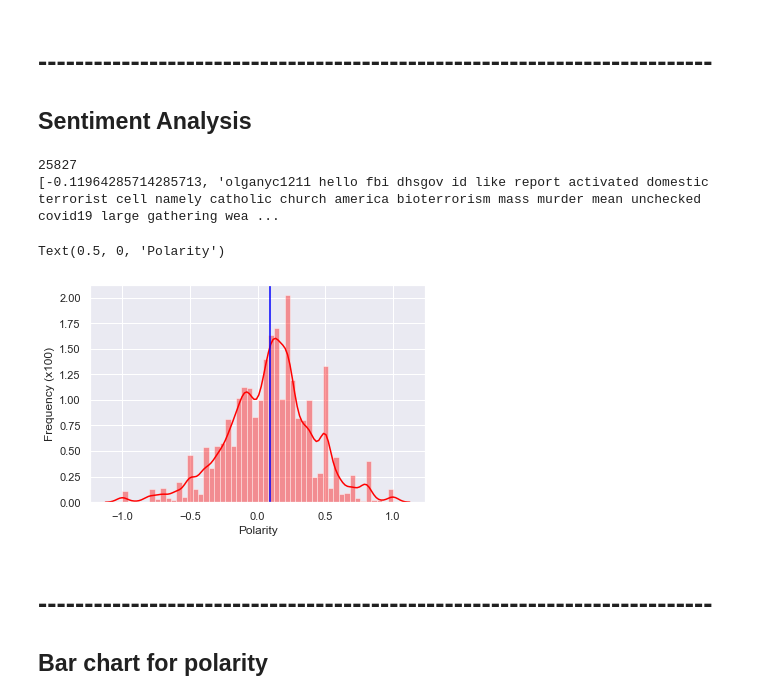
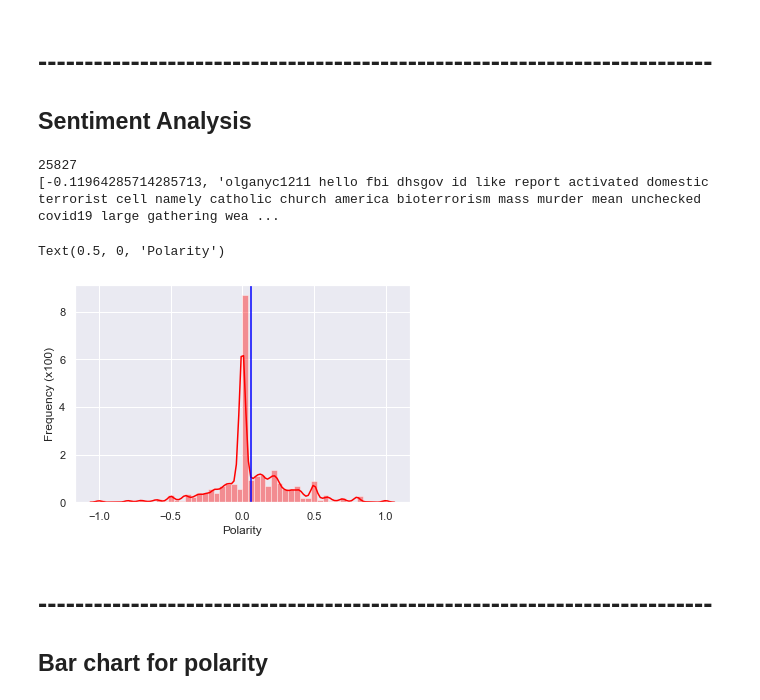
Before and after one commit to AndrewEdward37/67364_Final_Project, a Jupyter notebook: analysis.ipynb, the cells around one changed output. Saved outputs shown, nothing was run; the diff lists cells and outputs as text; code cells hidden in the pictures.

Commit message:
last charts update

```diff
--- a/analysis.ipynb
+++ b/analysis.ipynb
@@ -373,35 +373,35 @@ pos_counter = 0
 neg_counter = 0
 neu_counter = 0
 
 print(len(covid_19_tweets))
 
 sentiment_values = [[tweet.sentiment.polarity, str(tweet)] for tweet in sentiment_objects]
 print(sentiment_values[0])
 # Create dataframe containing the polarity value and tweet text
 
 sentiment_df = pd.DataFrame(sentiment_values, columns=["polarity", "tweet"])
-sentiment_df = sentiment_df[sentiment_df.polarity != 0]
+# sentiment_df = sentiment_df[sentiment_df.polarity != 0]
 #print(sentiment_df)
 x = sentiment_df['polarity'].values # array with polarity only
 
 sns.distplot(x, color = 'red');
 
 # Calculating the mean
 mean = sentiment_df['polarity'].mean()
 
 #ploting the mean
 plt.axvline(mean, 0,1, color = 'blue')
 
 plt.ylabel("Frequency (x100)")
 plt.xlabel("Polarity")
 
 
 # plt.savefig('x.png')
 # %% [output]
 25827
 [-0.11964285714285713, 'olganyc1211 hello fbi dhsgov id like report activated domestic terrorist cell namely catholic church america bioterrorism mass murder mean unchecked covid19 large gathering wea ...
 Text(0.5, 0, 'Polarity')
-[figure, old version]
+[figure, new version]
 # %% [markdown]
 # -------------------------------------------------------------------------
 ## Bar chart for polarity
```
Also changed, not shown: parts of 15 cells of this notebook.
